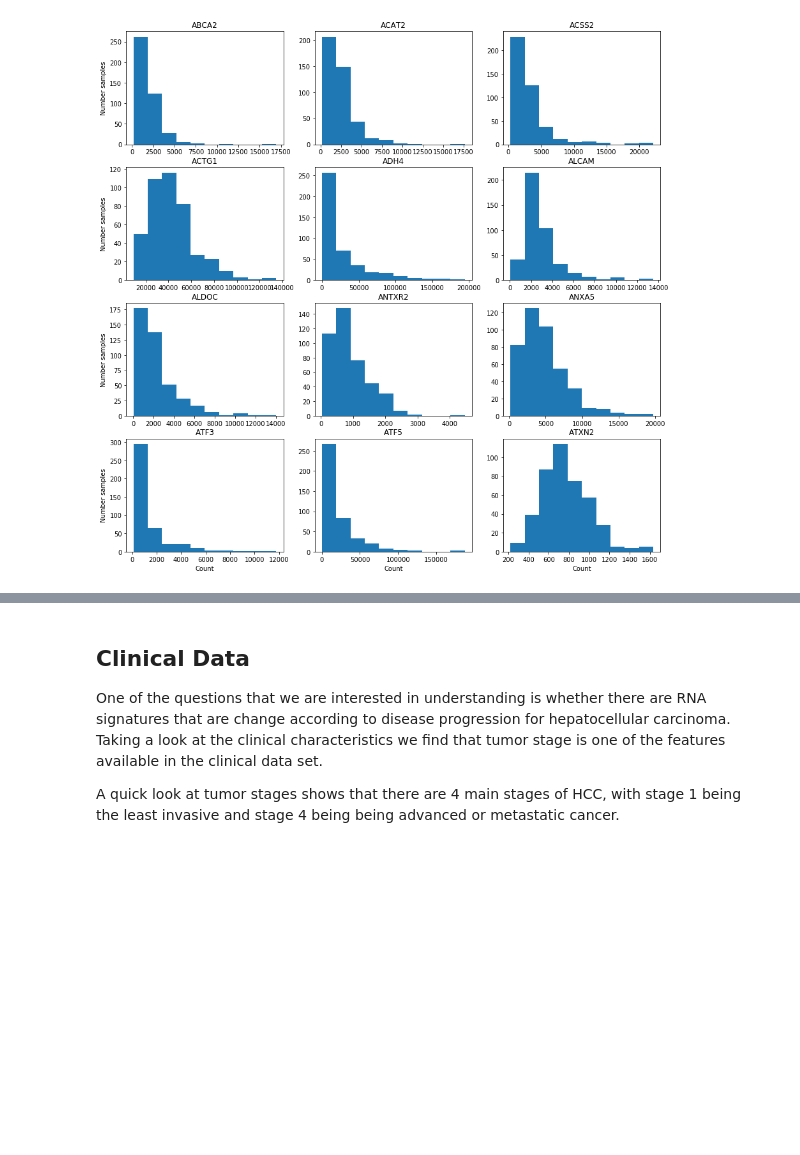
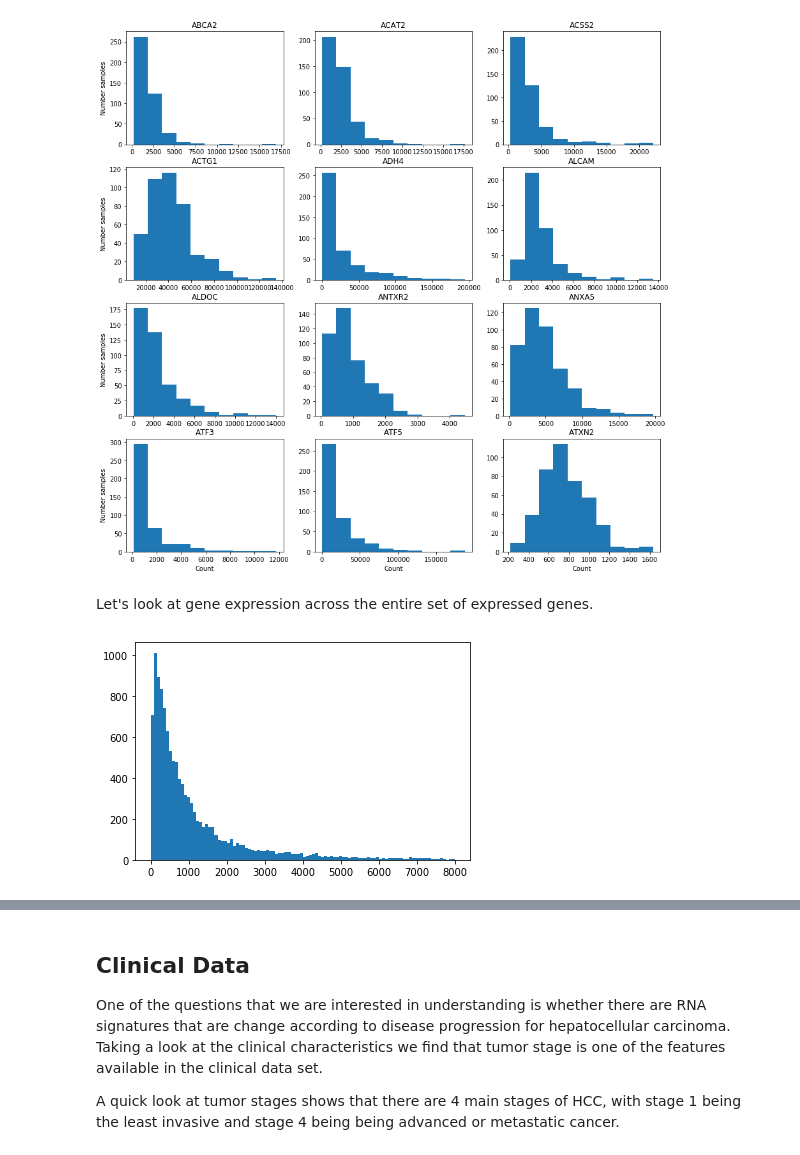
Before and after one commit to sohilsshah91/hacknights, a Jupyter notebook: tcga-series/post/post1_mwe_introduction.ipynb, the cells around one changed output, grey strips where cells are left out. Saved outputs shown, nothing was run; the diff lists cells and outputs as text; code cells hidden in the pictures; blank space fills up the shorter version.

```diff
--- a/tcga-series/post/post1_mwe_introduction.ipynb
+++ b/tcga-series/post/post1_mwe_introduction.ipynb
@@ -201,3 +200,9 @@ for row in range(rows):
         i += 1
 # %% [output]
 [figure]
+# %% [markdown]
+Let's look at gene expression across the entire set of expressed genes.
+# %%
+plt.hist(exprs_genes.mean(axis=0), range=(0, 8000), bins=100);
+# %% [output]
+[figure, added]
```
Also changed, not shown: parts of 13 cells of this notebook.
